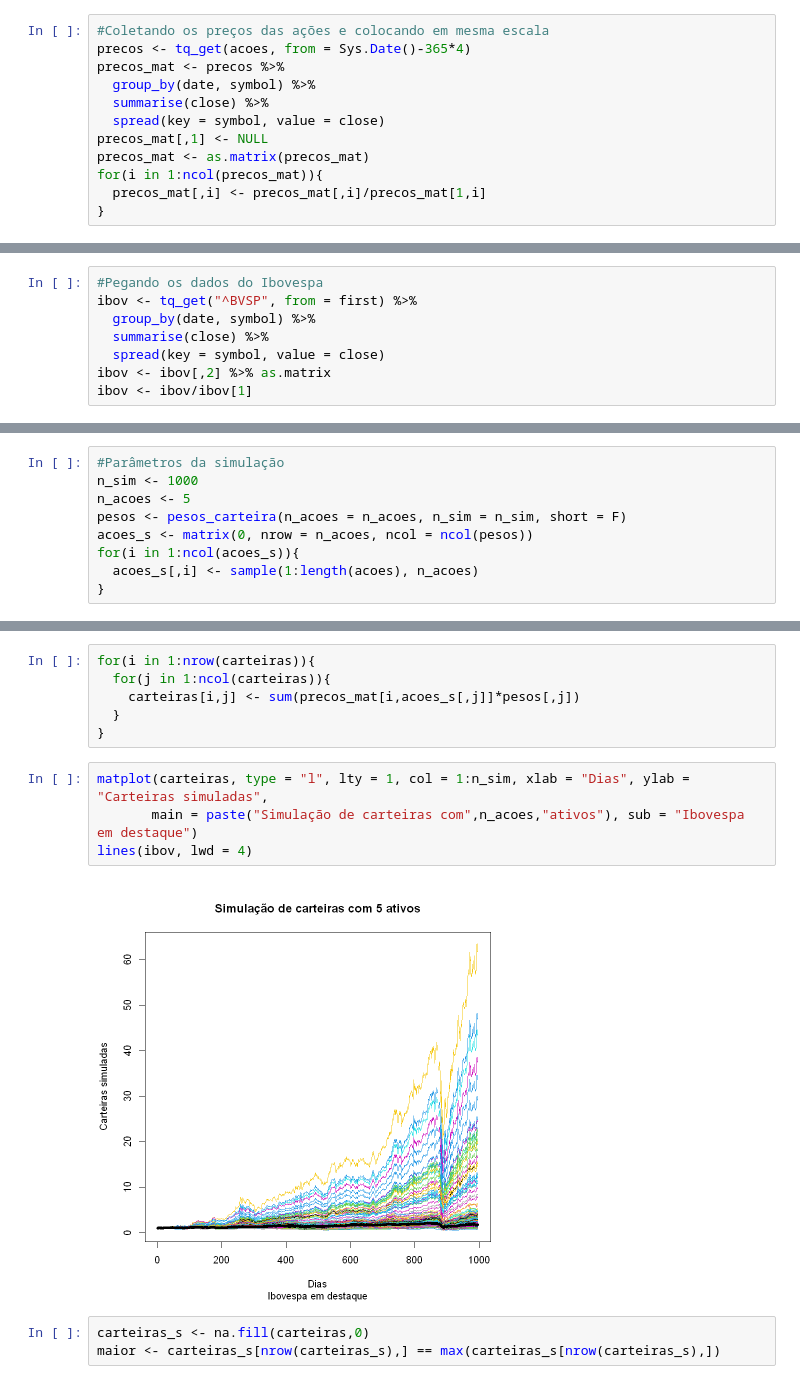
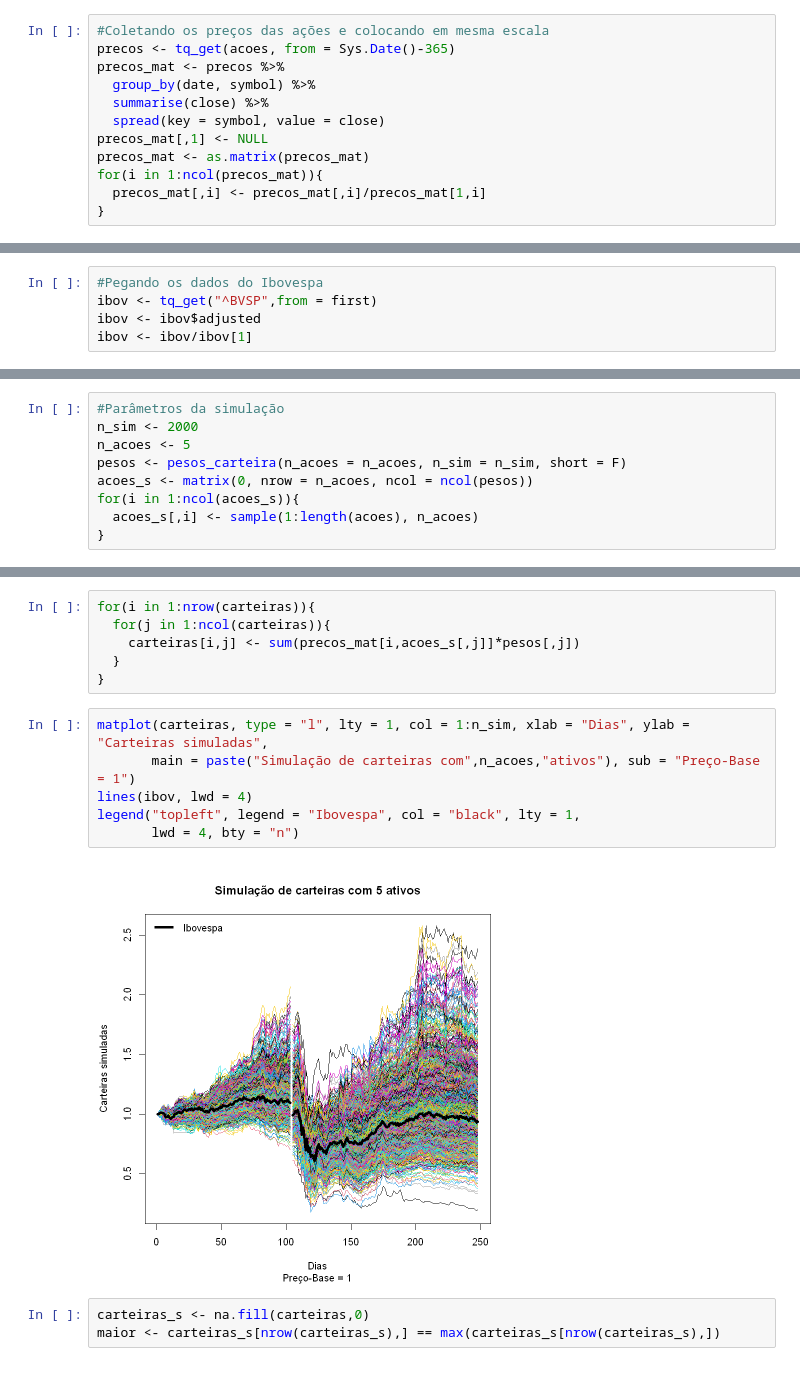
Before and after one commit to GabrielMarquezMatte/Meus-Arquivos, a Jupyter notebook: Ações e opções/Simulação de carteiras.ipynb, the cells around one changed output, grey strips where cells are left out. Saved outputs shown, nothing was run; the diff lists cells and outputs as text.

```diff
--- a/Ações e opções/Simulação de carteiras.ipynb
+++ b/Ações e opções/Simulação de carteiras.ipynb
@@ -42,7 +42,7 @@ acoes <- c("ABEV3.SA","AZUL4.SA","B3SA3.SA","BBDC3.SA",
           )
 # %%
 #Coletando os preços das ações e colocando em mesma escala
-precos <- tq_get(acoes, from = Sys.Date()-365*4)
+precos <- tq_get(acoes, from = Sys.Date()-365)
 precos_mat <- precos %>%
   group_by(date, symbol) %>%
   summarise(close) %>%
@@ -62,8 +59,5 @@ first
 # %%
 #Pegando os dados do Ibovespa
-ibov <- tq_get("^BVSP", from = first) %>%
-  group_by(date, symbol) %>%
-  summarise(close) %>%
-  spread(key = symbol, value = close)
-ibov <- ibov[,2] %>% as.matrix
+ibov <- tq_get("^BVSP",from = first)
+ibov <- ibov$adjusted
 ibov <- ibov/ibov[1]
@@ -72,6 +64,6 @@ ibov <- ibov/ibov[1]
 # %%
 #Parâmetros da simulação
-n_sim <- 1000
+n_sim <- 2000
 n_acoes <- 5
 pesos <- pesos_carteira(n_acoes = n_acoes, n_sim = n_sim, short = F)
 acoes_s <- matrix(0, nrow = n_acoes, ncol = ncol(pesos))
@@ -92,10 +84,12 @@ for(i in 1:nrow(carteiras)){
 }
 # %%
 matplot(carteiras, type = "l", lty = 1, col = 1:n_sim, xlab = "Dias", ylab = "Carteiras simuladas",
-       main = paste("Simulação de carteiras com",n_acoes,"ativos"), sub = "Ibovespa em destaque")
+       main = paste("Simulação de carteiras com",n_acoes,"ativos"), sub = "Preço-Base = 1")
 lines(ibov, lwd = 4)
+legend("topleft", legend = "Ibovespa", col = "black", lty = 1,
+       lwd = 4, bty = "n")
 # %% [output]
-[figure, old version]
+[figure, new version]
 # %%
 carteiras_s <- na.fill(carteiras,0)
 maior <- carteiras_s[nrow(carteiras_s),] == max(carteiras_s[nrow(carteiras_s),])
```
Also changed, not shown: parts of 10 cells of this notebook, 4 other files.
